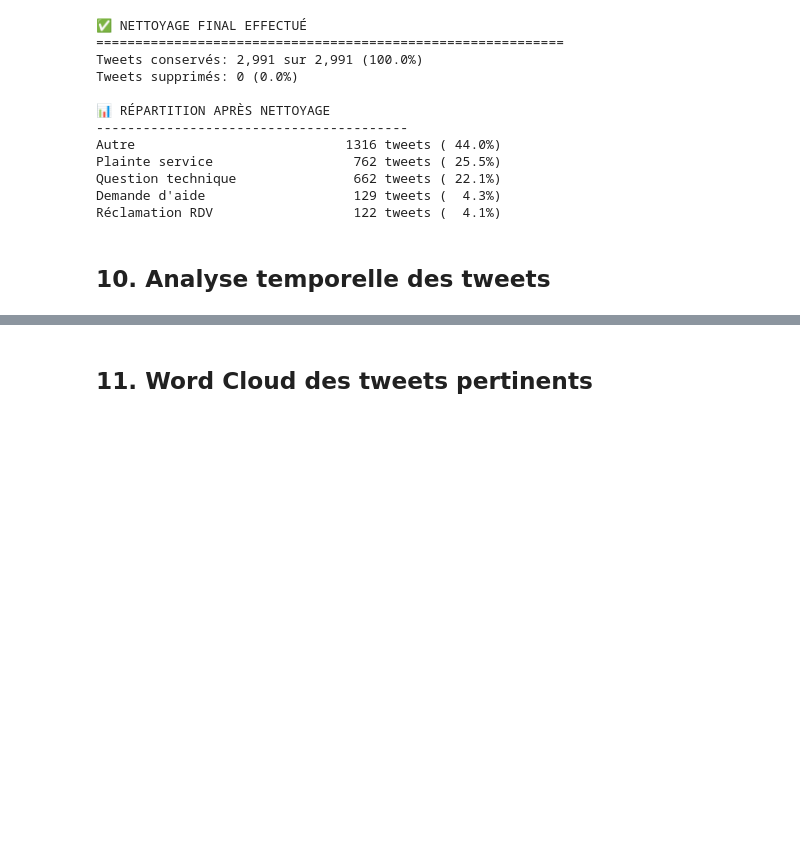
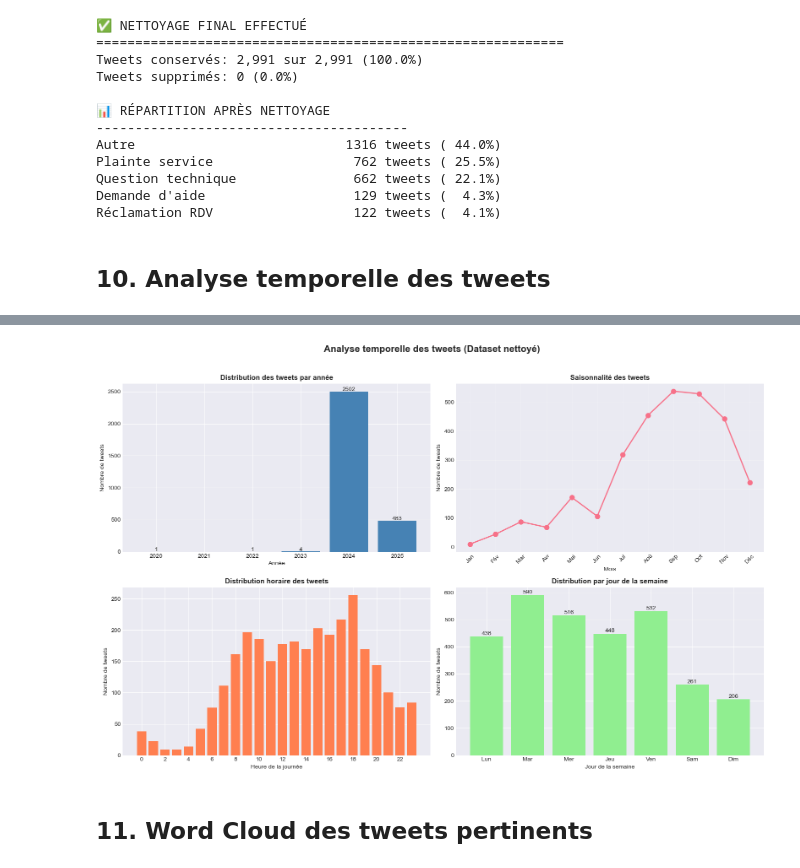
Before and after one commit to Ayoub-J/SAVAI-BACK, a Jupyter notebook: analyse_tweets_free - Copie - Copie.ipynb, the cells around one changed output, grey strips where cells are left out. Drawn from its saved outputs; the diff is of its cells as text; code cells hidden in the pictures; blank space fills up the shorter version.

Commit message:
tweet analysys

```diff
--- a/analyse_tweets_free - Copie - Copie.ipynb
+++ b/analyse_tweets_free - Copie - Copie.ipynb
@@ -692,17 +706,17 @@ Réclamation RDV                  122 tweets (  4.1%)
 # %% [markdown]
 ## 10. Analyse temporelle des tweets
 # %%
-df_final = pd.read_csv(file_path)
+# df_final = pd.read_csv(file_path)
 
 print("📊 INFORMATIONS GÉNÉRALES DU DATASET")
 print("=" * 60)
-print(f"Nombre de tweets: {len(df):,}")
-print(f"Nombre de colonnes: {len(df.columns)}")
+print(f"Nombre de tweets: {len(df_final):,}")
+# print(f"Nombre de colonnes: {len(df_final.columns)}")
 print(f"\nPériode couverte:")
-print(f"  • Du: {df['created_at'].min()}")
-print(f"  • Au: {df['created_at'].max()}")
+print(f"  • Du: {df_final['created_at'].min()}")
+print(f"  • Au: {df_final['created_at'].max()}")
 
 print("\n📋 Colonnes disponibles:")
-for i, col in enumerate(df.columns, 1):
+for i, col in enumerate(df_final.columns, 1):
     print(f"  {i:2}. {col}")
 # %% [output]
@@ -715,3 +740,61 @@ for i, col in enumerate(df.columns, 1):
+# %%
+# Convertir les dates
+df_final['created_at'] = pd.to_datetime(df_final['created_at'], utc=True)
+df_final['year'] = df_final['created_at'].dt.year
+df_final['month'] = df_final['created_at'].dt.month
+df_final['hour'] = df_final['created_at'].dt.hour
+df_final['day_of_week'] = df_final['created_at'].dt.dayofweek
+
+# Analyse par année
+yearly_stats = df_final.groupby('year').size()
+
+# Visualisation temporelle
+fig, axes = plt.subplots(2, 2, figsize=(16, 10))
+
+# Tweets par année
+axes[0, 0].bar(yearly_stats.index, yearly_stats.values, color='steelblue')
+axes[0, 0].set_xlabel('Année')
+axes[0, 0].set_ylabel('Nombre de tweets')
+axes[0, 0].set_title('Distribution des tweets par année', fontweight='bold')
+for i, v in enumerate(yearly_stats.values):
+    axes[0, 0].text(yearly_stats.index[i], v + 10, str(v), ha='center')
+
+# Tweets par mois
+monthly_stats = df_final.groupby('month').size()
+months = ['Jan', 'Fév', 'Mar', 'Avr', 'Mai', 'Jun', 'Jul', 'Aoû', 'Sep', 'Oct', 'Nov', 'Déc']
+axes[0, 1].plot(monthly_stats.index, monthly_stats.values, marker='o', linewidth=2, markersize=8)
+axes[0, 1].set_xlabel('Mois')
+axes[0, 1].set_ylabel('Nombre de tweets')
+axes[0, 1].set_title('Saisonnalité des tweets', fontweight='bold')
+axes[0, 1].set_xticks(range(1, 13))
+axes[0, 1].set_xticklabels(months, rotation=45)
+axes[0, 1].grid(True, alpha=0.3)
+
+# Tweets par heure de la journée
+hourly_stats = df_final.groupby('hour').size()
+axes[1, 0].bar(hourly_stats.index, hourly_stats.values, color='coral')
+axes[1, 0].set_xlabel('Heure de la journée')
+axes[1, 0].set_ylabel('Nombre de tweets')
+axes[1, 0].set_title('Distribution horaire des tweets', fontweight='bold')
+axes[1, 0].set_xticks(range(0, 24, 2))
+
+# Tweets par jour de la semaine
+daily_stats = df_final.groupby('day_of_week').size()
+days = ['Lun', 'Mar', 'Mer', 'Jeu', 'Ven', 'Sam', 'Dim']
+axes[1, 1].bar(range(7), daily_stats.values, color='lightgreen')
+axes[1, 1].set_xlabel('Jour de la semaine')
+axes[1, 1].set_ylabel('Nombre de tweets')
+axes[1, 1].set_title('Distribution par jour de la semaine', fontweight='bold')
+axes[1, 1].set_xticks(range(7))
+axes[1, 1].set_xticklabels(days)
+for i, v in enumerate(daily_stats.values):
+    axes[1, 1].text(i, v + 5, str(v), ha='center')
+
+plt.suptitle('Analyse temporelle des tweets (Dataset nettoyé)', fontsize=16, fontweight='bold', y=1.02)
+plt.tight_layout()
+plt.show()
+# %% [output]
+[figure, added]
 # %% [markdown]
 ## 11. Word Cloud des tweets pertinents
 # %%
```
Also changed, not shown: parts of 10 cells of this notebook, 5 other files.
